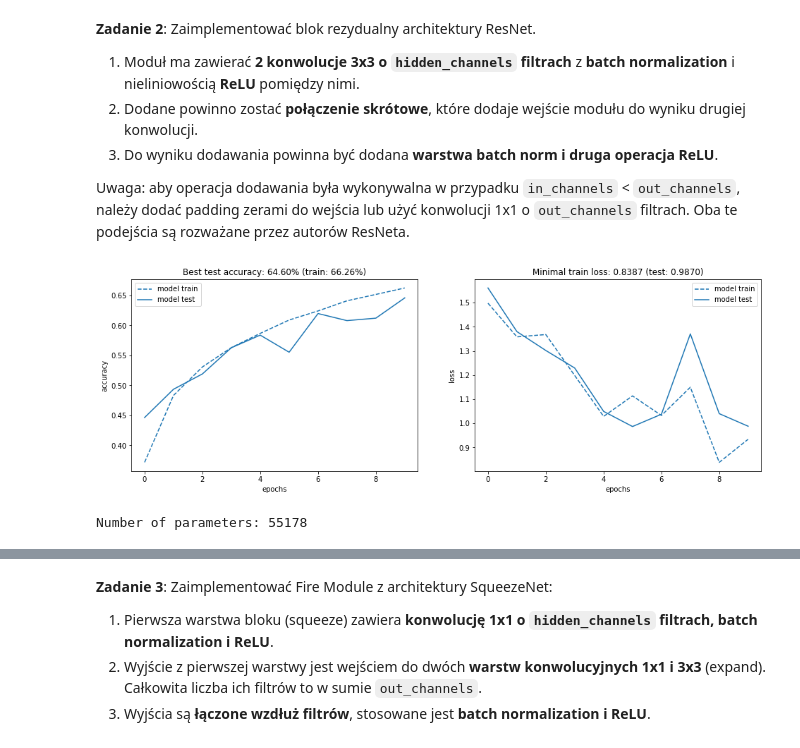
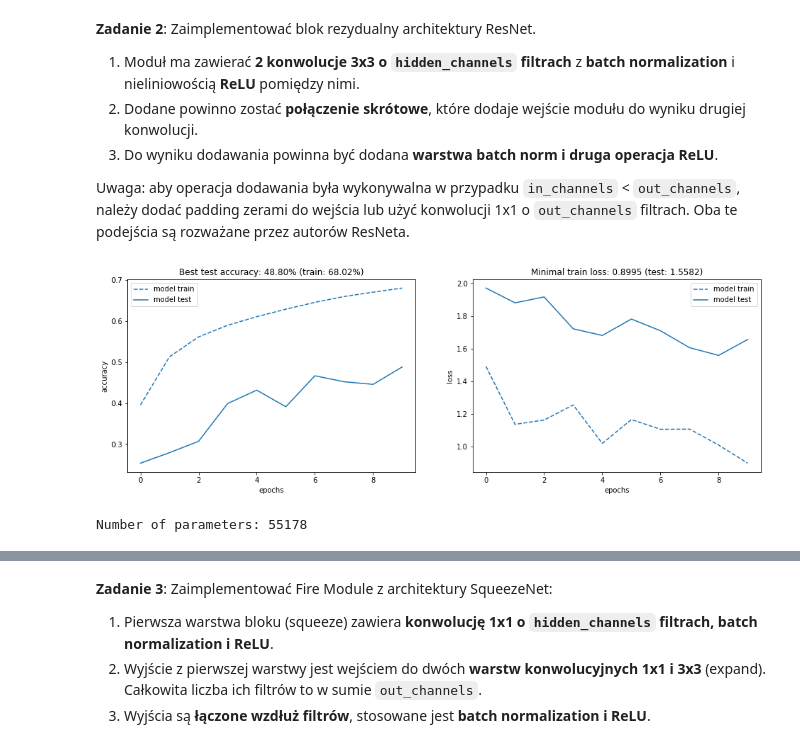
Before and after one commit to M1F1/nn2019, a Jupyter notebook: 5_DCNN_architectures.ipynb, the cells around one changed output, grey strips where cells are left out. Saved outputs shown, nothing was run; the diff lists cells and outputs as text; code cells hidden in the pictures.

```diff
--- a/5_DCNN_architectures.ipynb
+++ b/5_DCNN_architectures.ipynb
@@ -245,34 +243,34 @@ Uwaga: aby operacja dodawania była wykonywalna w przypadku `in_channels` < `out
 # %%
 class ResNetBlock(torch.nn.Module):
 
     def __init__(self, in_channels, out_channels, hidden_channels=None):
         super(ResNetBlock, self).__init__()
         if not hidden_channels:
             hidden_channels = out_channels
         self.in_channels = in_channels
         self.out_channels = out_channels
         self.conv1 = torch.nn.Conv2d(in_channels, hidden_channels, kernel_size=3, padding=1)
         self.batch_norm1 = torch.nn.BatchNorm2d(hidden_channels)
         self.relu1 = torch.nn.ReLU()
         self.conv2 = torch.nn.Conv2d(hidden_channels, out_channels, kernel_size=3, padding=1)
         self.batch_norm2 = torch.nn.BatchNorm2d(out_channels)
         self.relu2 = torch.nn.ReLU()
         self.conv3 = torch.nn.Conv2d(in_channels, out_channels, kernel_size=1)
 
     def forward(self, x):
         out = self.relu1(self.batch_norm1(self.conv1(x)))
-        out = self.conv2(out)
+        out = self.relu2(self.batch_norm2(self.conv2(out)))
         if self.in_channels < self.out_channels:
           x = self.conv3(x)
         out = torch.add(x, out)
         out = self.relu2(self.batch_norm2(out))
         return out
 
 
 resnet_model = ConvNet(ResNetBlock)
 run_model(resnet_model, n_epochs=10)
 # %% [output]
-[figure, old version]
+[figure, new version]
 Number of parameters: 55178
 # %%
 vizualize_block(ResNetBlock)
```
Also changed, not shown: parts of 7 cells of this notebook.
